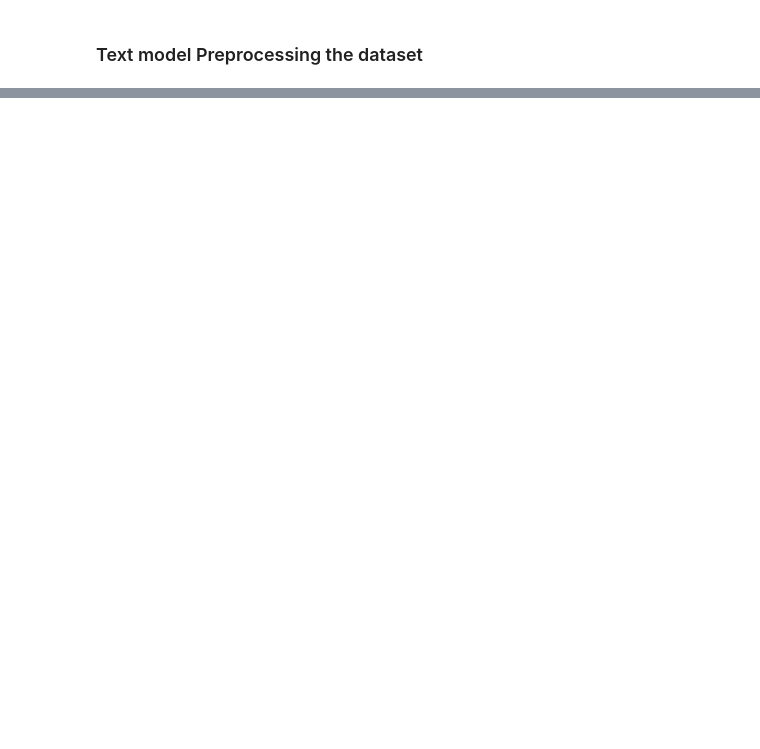
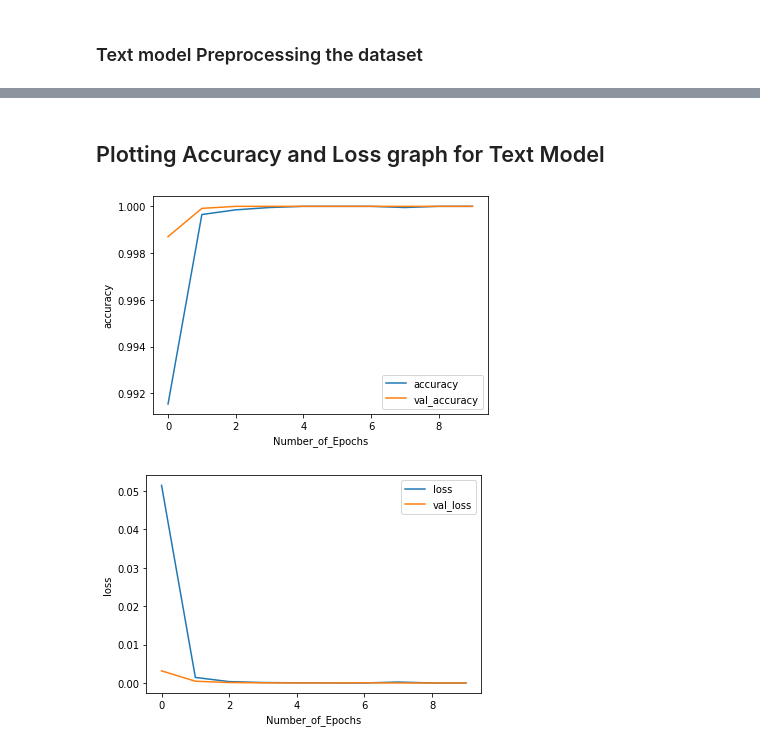
Before and after one commit to ameernayman/Sensitive_image_classification, a Jupyter notebook: Text_Classification.ipynb, the cells around one changed output, grey strips where cells are left out. Drawn from its saved outputs; the diff is of its cells as text; code cells hidden in the pictures; blank space fills up the shorter version.

```diff
--- a/Text_Classification.ipynb
+++ b/Text_Classification.ipynb
@@ -129,0 +161,12 @@ validation_lbls_text = numpy.array(validation_lbls_text)
+# %%
+no_epochs = 10
+
+
+history = model.fit(padding_Tdataset,
+                    training_lbls_text,
+                    epochs=no_epochs,
+                    validation_data=(
+                        padding_Vdataset,
+                        validation_lbls_text),
+                    verbose=1)
+                    #callbacks=[epoch_callbacks])
@@ -129,0 +194,19 @@ validation_lbls_text = numpy.array(validation_lbls_text)
+# %% [markdown]
+## Plotting Accuracy and Loss graph for Text Model
+# %%
+import matplotlib.pyplot as plot
+
+
+def graphsPlot(history, str):
+  plot.plot(history.history[str])
+  plot.plot(history.history['val_'+str])
+  plot.xlabel("Number_of_Epochs")
+  plot.ylabel(str)
+  plot.legend([str, 'val_'+str])
+  plot.show()
+
+graphsPlot(history, "accuracy")
+graphsPlot(history, "loss")
+# %% [output]
+[figure, added]
+[figure, added]
```
Also changed, not shown: parts of 27 cells of this notebook.
